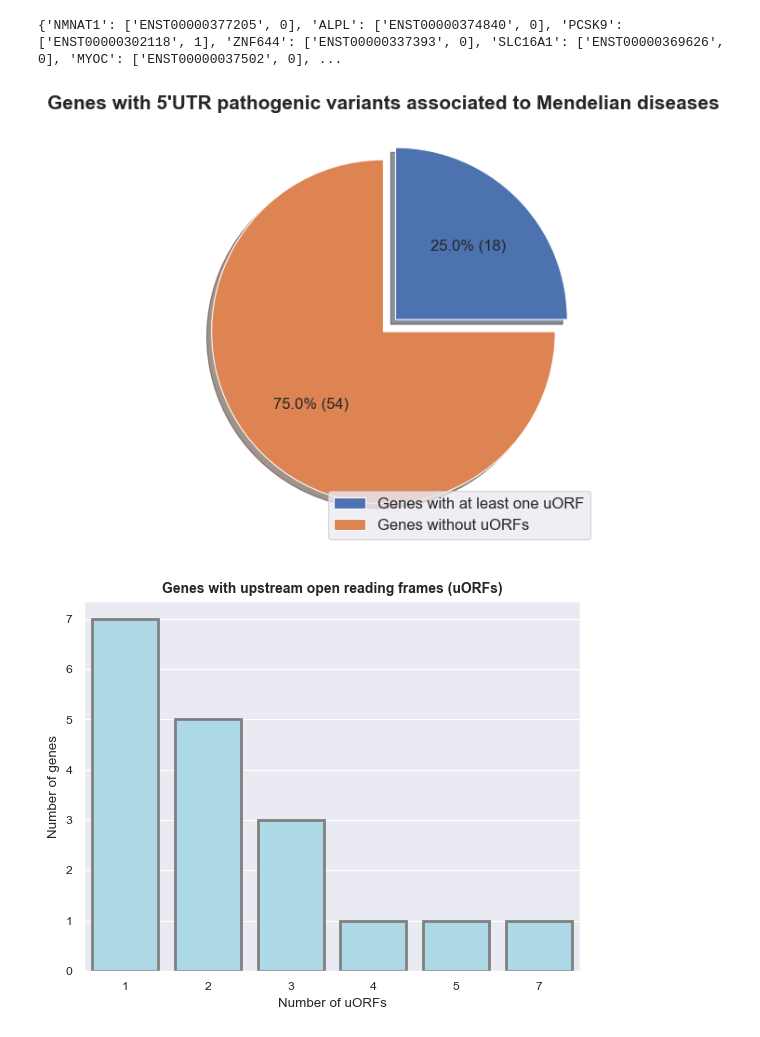
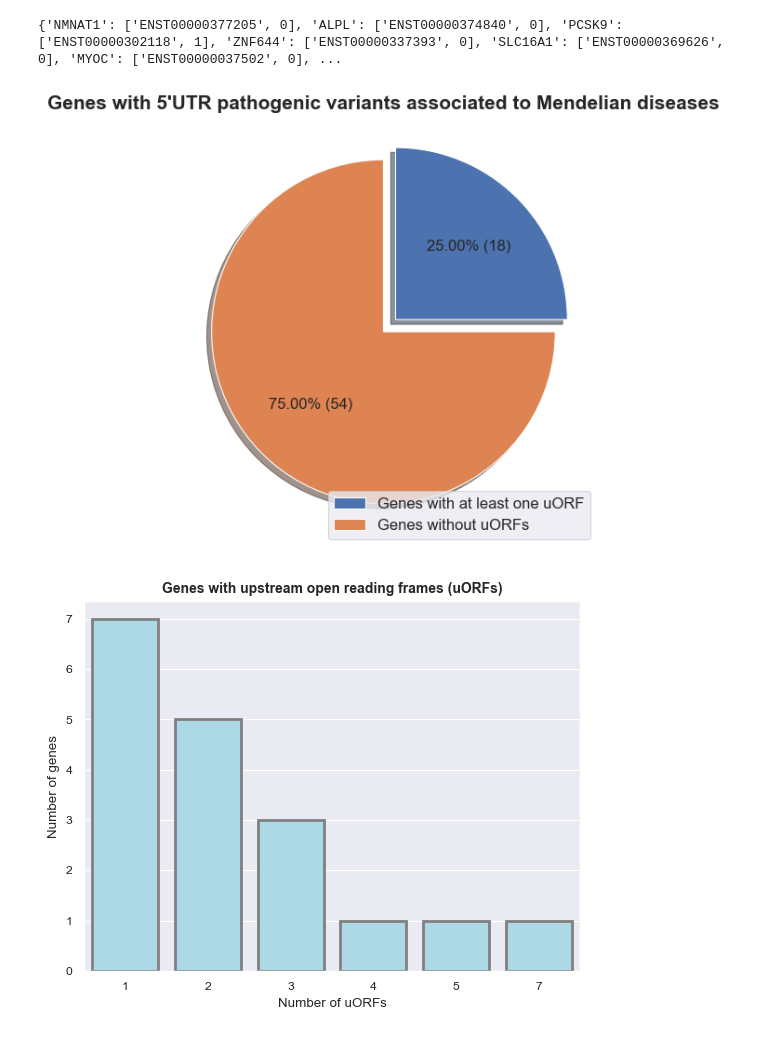
Before and after one commit to Ale-pinto-alba/utrfx, a Jupyter notebook: paper_visualization.ipynb, the cells around one changed output. Cells and saved outputs as stored; diff of their text form; code cells hidden in the pictures.

```diff
--- a/paper_visualization.ipynb
+++ b/paper_visualization.ipynb
@@ -71,34 +71,34 @@ for gene, tx_uorfs in tx_and_uofs_per_gene.items():
 # %%
 import seaborn as sns
 import matplotlib.pyplot as plt
 
 data = [len(genes_with_uorfs), len(genes_without_uorfs)]
 labels = ["Genes with at least one uORF", "Genes without uORFs"]
 explode = (0.1, 0)
 
 def autopct_with_value(pct, allvals):
     absolute = round(pct / 100.*sum(allvals))
-    return f'{pct}% ({absolute})'
+    return f'{pct:.2f}% ({absolute})'
 
 sns.set("paper")
 plt.figure(figsize=(6,6))
 plt.pie(data,
         labels=labels,
         labeldistance=None,
         explode=explode,
         shadow=True,
         autopct=lambda pct: autopct_with_value(pct, data),
         textprops={"fontsize": 12},
         radius=1,
     )
 plt.legend(loc= "lower right",
            fontsize=12)
 plt.title("Genes with 5'UTR pathogenic variants associated to Mendelian diseases",
           fontsize= 15,
           fontweight= "bold",)
 plt.show()
 # %% [output]
-[figure, old version]
+[figure, new version]
 # %%
 data = {}
 
```
Also changed, not shown: parts of 18 cells of this notebook, 2 other files.
